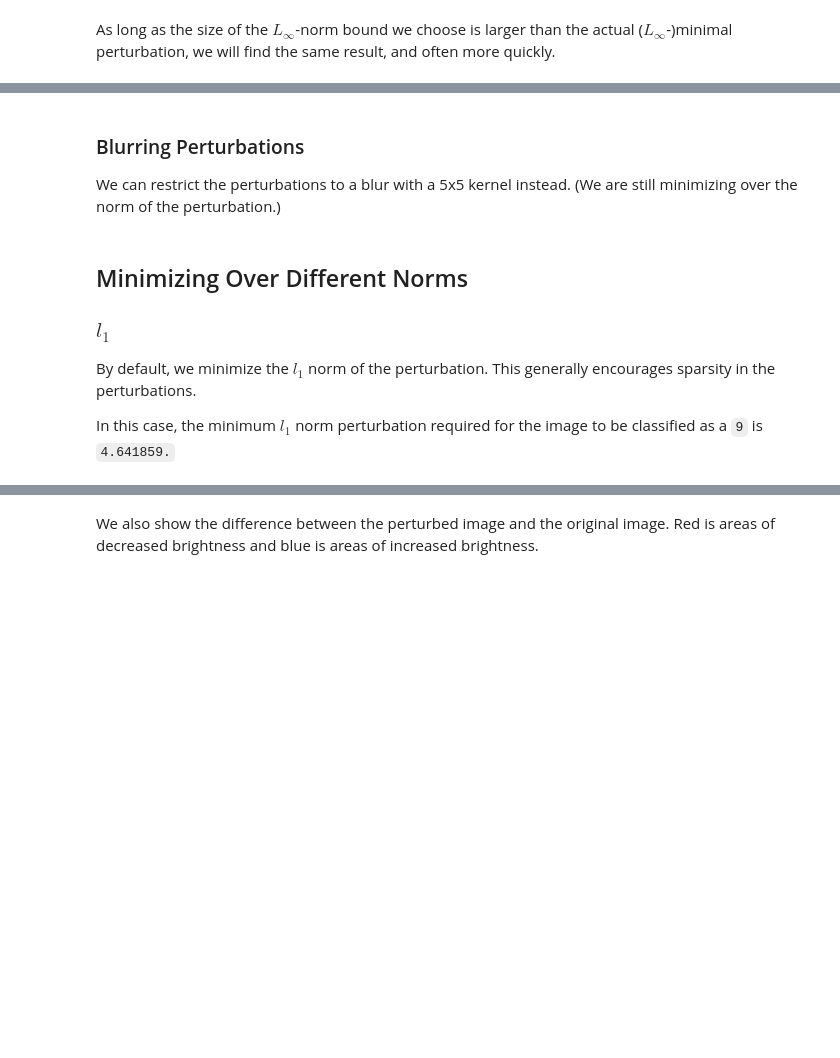
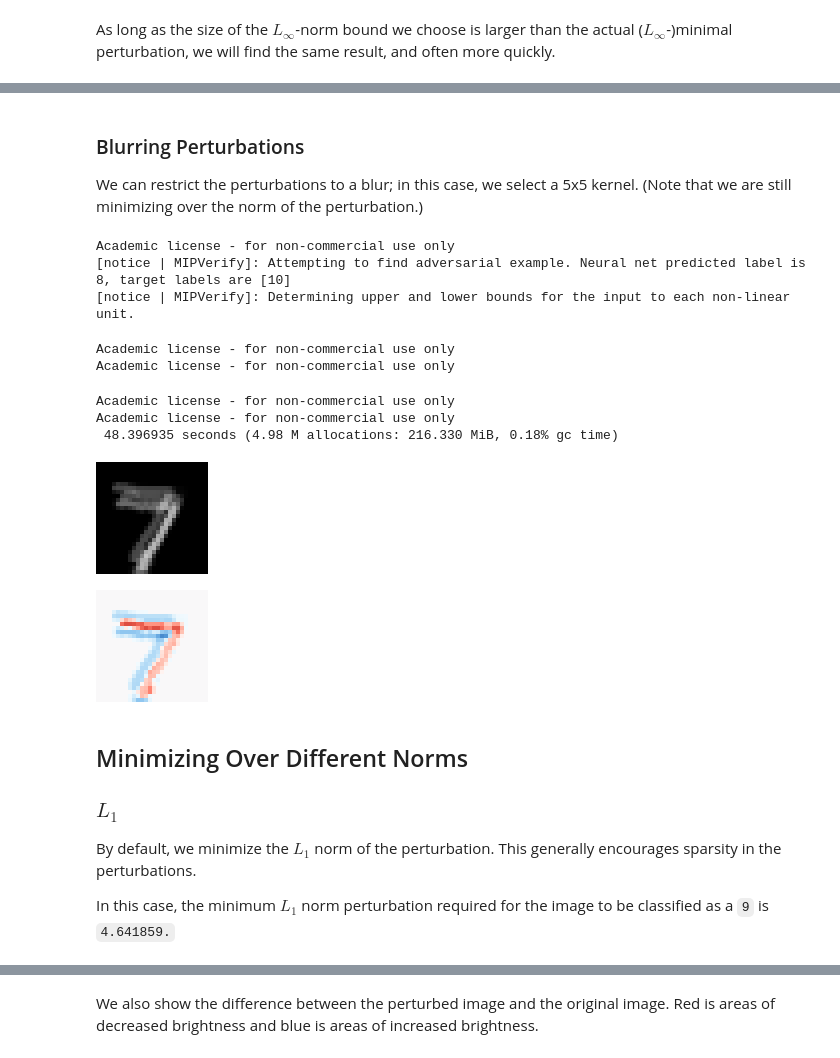
Before and after one commit to vtjeng/MIPVerify.jl, a Jupyter notebook: examples/02_finding_adversarial_examples_in_depth.ipynb, the cells around one changed output, grey strips where cells are left out. Drawn from its saved outputs; the diff is of its cells as text; code cells hidden in the pictures; blank space fills up the shorter version.

```diff
--- a/examples/02_finding_adversarial_examples_in_depth.ipynb
+++ b/examples/02_finding_adversarial_examples_in_depth.ipynb
@@ -196,29 +295,41 @@ d[:SolveStatus]
 # %% [markdown]
 ### Blurring Perturbations
 
-We can restrict the perturbations to a blur with a 5x5 kernel instead. (We are still minimizing over the norm of the perturbation.)
+We can restrict the perturbations to a blur; in this case, we select a 5x5 kernel. (Note that we are still minimizing over the norm of the perturbation.)
 # %%
 d = @time MIPVerify.find_adversarial_example(
     n1,
     sample_image,
     10,
     Gurobi.Optimizer,
     Dict("OutputFlag" => 0),
     tightening_algorithm = lp,
     norm_order=Inf,
     pp = MIPVerify.BlurringPerturbationFamily((5, 5))
 )
-perturbed_sample_image = JuMP.value.(d[:PerturbedInput])
+perturbed_sample_image = value.(d[:PerturbedInput])
 colorview(Gray, perturbed_sample_image[1, :, :, 1])
+# %% [output]
+Academic license - for non-commercial use only
+[notice | MIPVerify]: Attempting to find adversarial example. Neural net predicted label is 8, target labels are [10]
+[notice | MIPVerify]: Determining upper and lower bounds for the input to each non-linear unit.
+Academic license - for non-commercial use only
+Academic license - for non-commercial use only
+Academic license - for non-commercial use only
+Academic license - for non-commercial use only
+ 48.396935 seconds (4.98 M allocations: 216.330 MiB, 0.18% gc time)
+[figure, added]
 # %%
-diff = JuMP.value.(d[:Perturbation])
+diff = value.(d[:Perturbation])
 view_diff(diff[1, :, :, 1])
+# %% [output]
+[figure, added]
 # %% [markdown]
 ## Minimizing Over Different Norms
-### $l_1$
-By default, we minimize the $l_1$ norm of the perturbation. This generally encourages sparsity in the perturbations.
+### $L_1$
+By default, we minimize the $L_1$ norm of the perturbation. This generally encourages sparsity in the perturbations.
 
-In this case, the minimum $l_1$ norm perturbation required for the image to be classified as a `9` is `4.641859.`
+In this case, the minimum $L_1$ norm perturbation required for the image to be classified as a `9` is `4.641859.`
 # %%
 d = MIPVerify.find_adversarial_example(
     n1,
```
Also changed, not shown: parts of 43 cells of this notebook.
